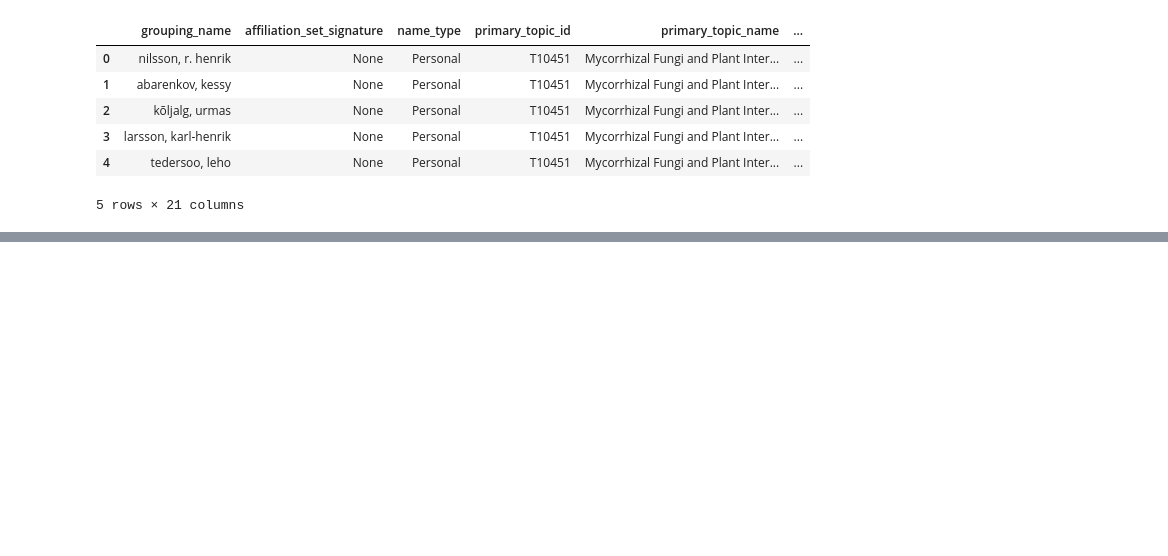
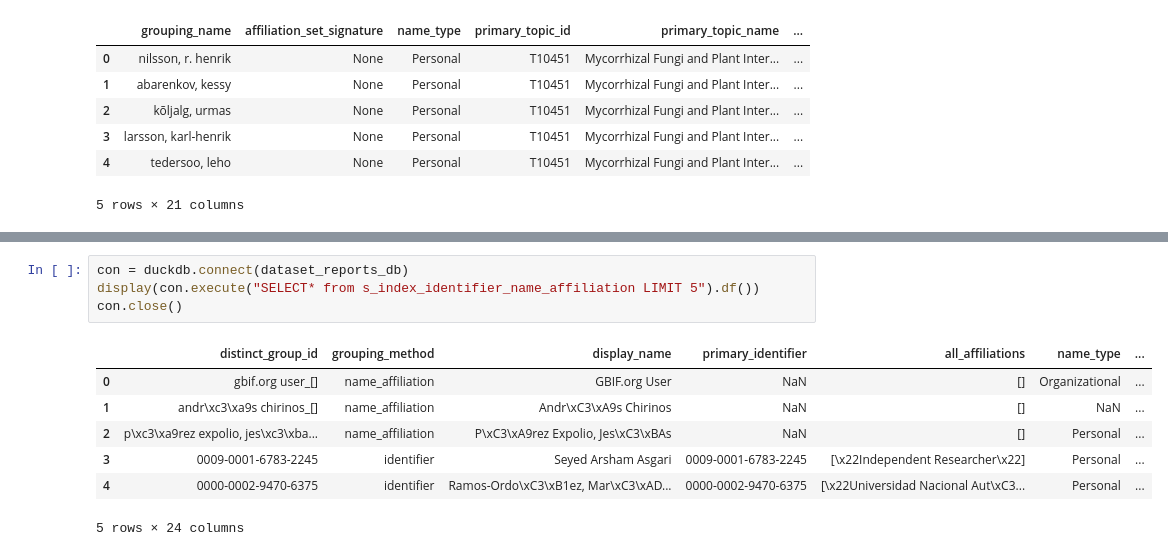
Before and after one commit to data-S-index/s-index-pipeline, a Jupyter notebook: notebooks-batch/final_processing.ipynb, the cells around one changed output, grey strips where cells are left out. Drawn from its saved outputs; the diff is of its cells as text; blank space fills up the shorter version.

```diff
--- a/notebooks-batch/final_processing.ipynb
+++ b/notebooks-batch/final_processing.ipynb
@@ -865,0 +651,12 @@ con.close()
+# %%
+con = duckdb.connect(dataset_reports_db)
+display(con.execute("SELECT* from s_index_identifier_name_affiliation LIMIT 5").df())
+con.close()
+# %% [output]
+|  | distinct_group_id | grouping_method | display_name | primary_identifier | all_affiliations | name_type | ... |
+| 0 | gbif.org user_[] | name_affiliation | GBIF.org User | NaN | [] | Organizational | ... |
+| 1 | andr\xc3\xa9s chirinos_[] | name_affiliation | Andr\xC3\xA9s Chirinos | NaN | [] | NaN | ... |
+| 2 | p\xc3\xa9rez expolio, jes\xc3\xba... | name_affiliation | P\xC3\xA9rez Expolio, Jes\xC3\xBAs | NaN | [] | Personal | ... |
+| 3 | 0009-0001-6783-2245 | identifier | Seyed Arsham Asgari | 0009-0001-6783-2245 | [\x22Independent Researcher\x22] | Personal | ... |
+| 4 | 0000-0002-9470-6375 | identifier | Ramos-Ordo\xC3\xB1ez, Mar\xC3\xAD... | 0000-0002-9470-6375 | [\x22Universidad Nacional Aut\xC3... | Personal | ... |
+5 rows × 24 columns
```
Also changed, not shown: parts of 51 cells of this notebook, 6 other files.
